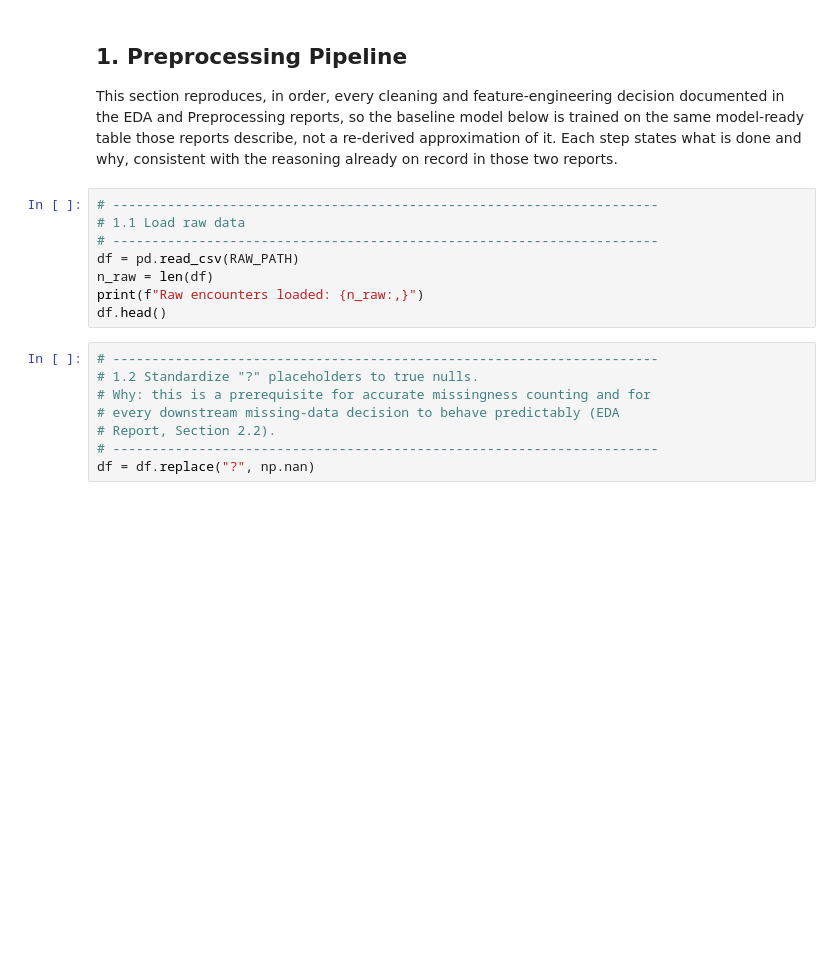
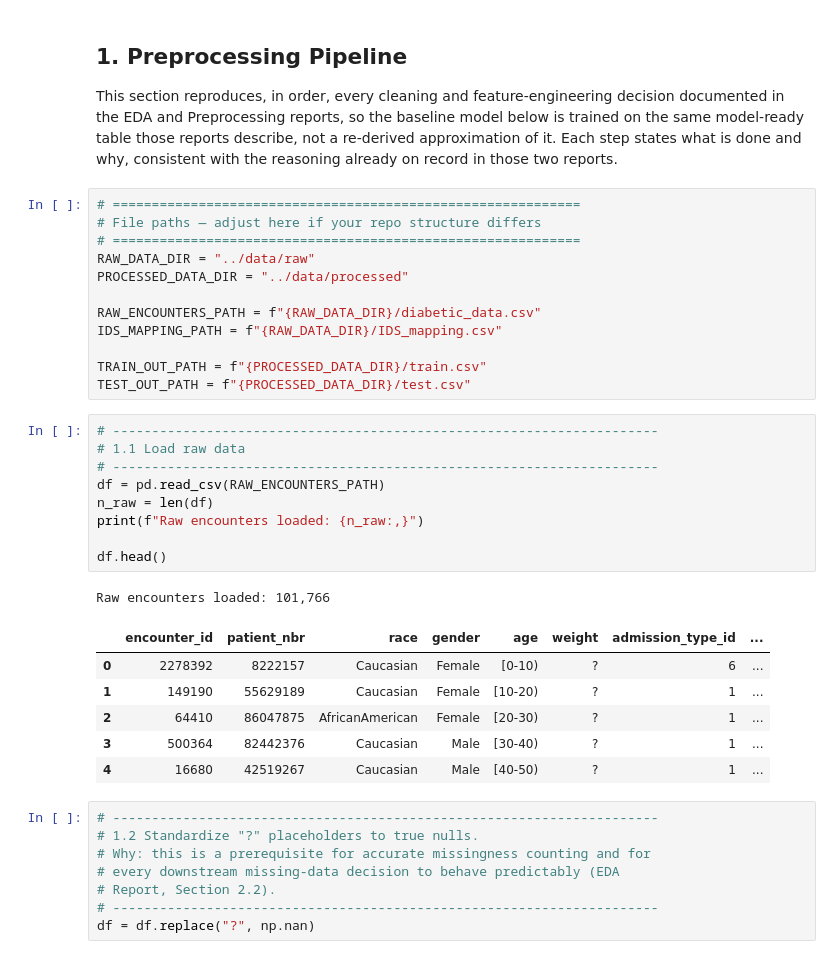
Before and after one commit to AngieLie/AngelineSetiawan-hospital-readmission-risk-predictor, a Jupyter notebook: notebooks/03_Baseline_Models.ipynb, the cells around one changed output. Saved outputs shown, nothing was run; the diff lists cells and outputs as text; blank space fills up the shorter version.

```diff
--- a/notebooks/03_Baseline_Models.ipynb
+++ b/notebooks/03_Baseline_Models.ipynb
@@ -50,14 +50,35 @@ decision documented in the EDA and Preprocessing reports, so the baseline
 model below is trained on the same model-ready table those reports describe,
 not a re-derived approximation of it. Each step states what is done and why,
 consistent with the reasoning already on record in those two reports.
+# %%
+# ============================================================
+# File paths — adjust here if your repo structure differs
+# ============================================================
+RAW_DATA_DIR = "../data/raw"
+PROCESSED_DATA_DIR = "../data/processed"
+
+RAW_ENCOUNTERS_PATH = f"{RAW_DATA_DIR}/diabetic_data.csv"
+IDS_MAPPING_PATH = f"{RAW_DATA_DIR}/IDS_mapping.csv"
+
+TRAIN_OUT_PATH = f"{PROCESSED_DATA_DIR}/train.csv"
+TEST_OUT_PATH = f"{PROCESSED_DATA_DIR}/test.csv"
 # %%
 # ----------------------------------------------------------------------
 # 1.1 Load raw data
 # ----------------------------------------------------------------------
-df = pd.read_csv(RAW_PATH)
+df = pd.read_csv(RAW_ENCOUNTERS_PATH)
 n_raw = len(df)
 print(f"Raw encounters loaded: {n_raw:,}")
+
 df.head()
+# %% [output]
+Raw encounters loaded: 101,766
+|  | encounter_id | patient_nbr | race | gender | age | weight | admission_type_id | ... |
+| 0 | 2278392 | 8222157 | Caucasian | Female | [0-10) | ? | 6 | ... |
+| 1 | 149190 | 55629189 | Caucasian | Female | [10-20) | ? | 1 | ... |
+| 2 | 64410 | 86047875 | AfricanAmerican | Female | [20-30) | ? | 1 | ... |
+| 3 | 500364 | 82442376 | Caucasian | Male | [30-40) | ? | 1 | ... |
+| 4 | 16680 | 42519267 | Caucasian | Male | [40-50) | ? | 1 | ... |
 # %%
 # ----------------------------------------------------------------------
 # 1.2 Standardize "?" placeholders to true nulls.
```
Also changed, not shown: 20 other files.
